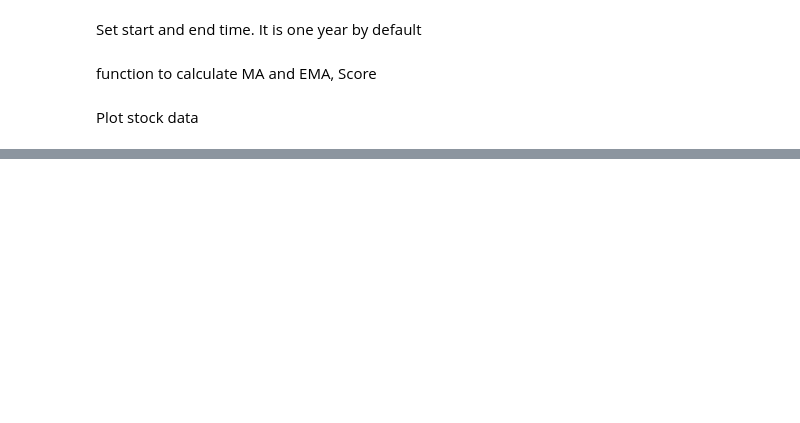
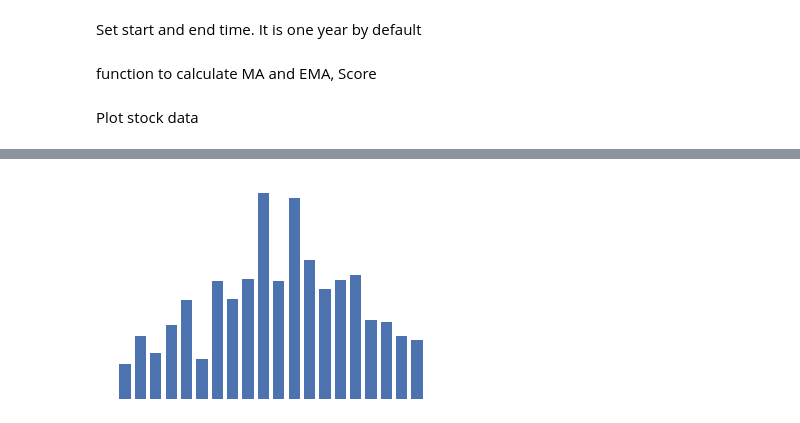
Before and after one commit to YuyuLin1003/stock_analysis, a Jupyter notebook: stock.ipynb, the cells around one changed output, grey strips where cells are left out. Cells and saved outputs as stored; diff of their text form; code cells hidden in the pictures; blank space fills up the shorter version.

```diff
--- a/stock.ipynb
+++ b/stock.ipynb
@@ -215,0 +222,6 @@ watchList[1].stockData.tail()
+# %%
+f,ax= plt.subplots()
+
+plotVolume(watchList[0].stockData,ax)
+# %% [output]
+[figure, added]
```
Also changed, not shown: parts of 4 cells of this notebook.
